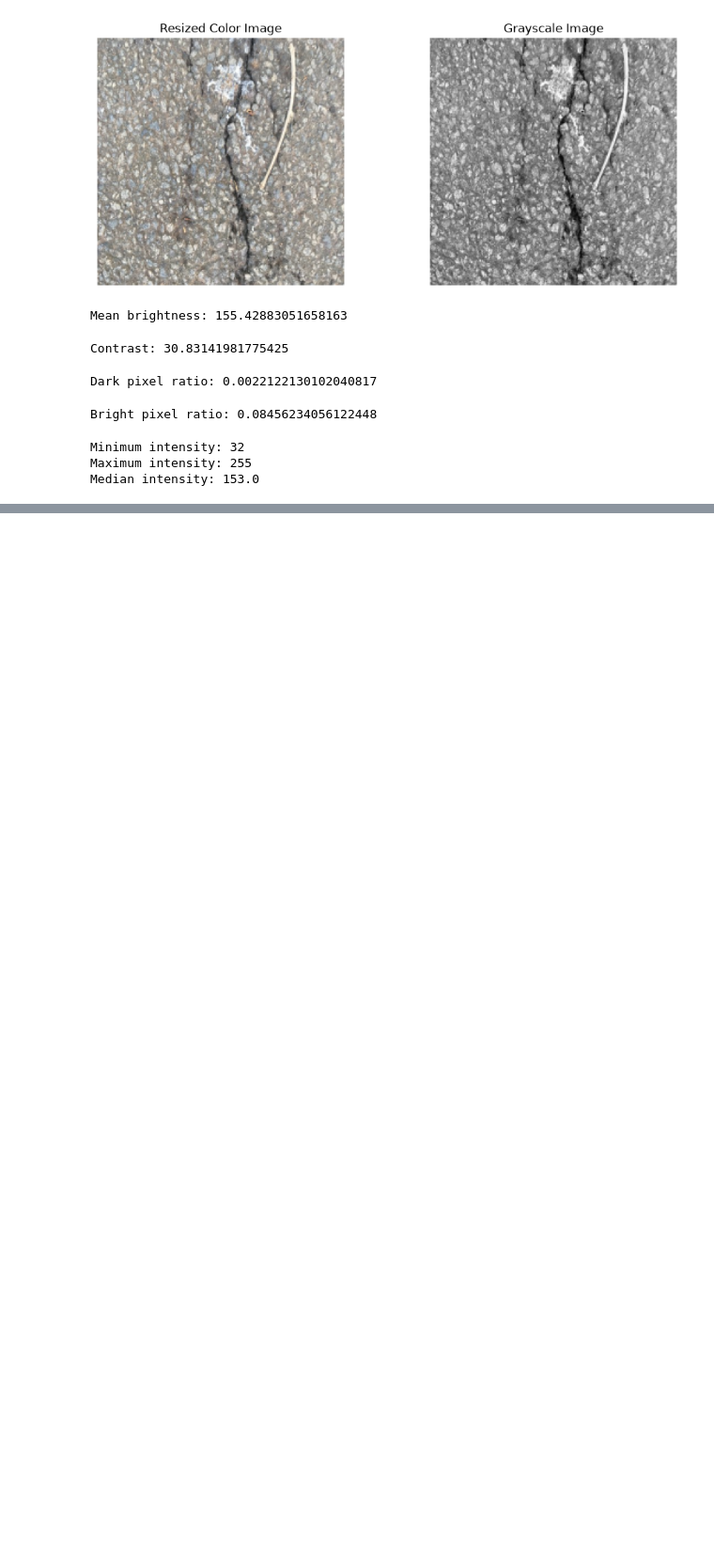
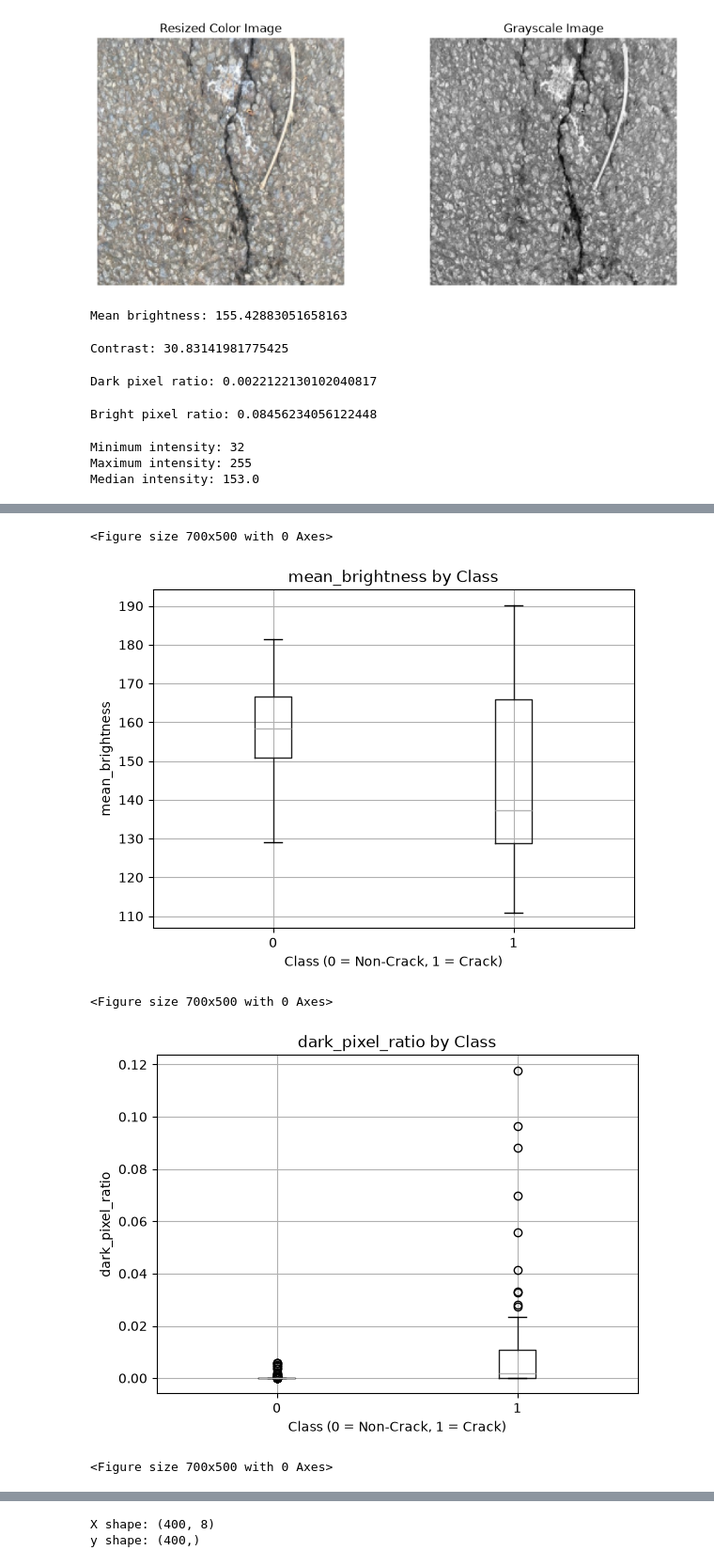
Before and after one commit to Bhargeshjani03/202618010_JaniBhargesh_DS605, a Jupyter notebook: 202618010_Lab_8/notebooks/202618010_Lab_06.ipynb, the cells around one changed output, grey strips where cells are left out. Shown at 94% size. Drawn from its saved outputs; the diff is of its cells as text; code cells hidden in the pictures; blank space fills up the shorter version.

```diff
--- a/202618010_Lab_8/notebooks/202618010_Lab_06.ipynb
+++ b/202618010_Lab_8/notebooks/202618010_Lab_06.ipynb
@@ -195,0 +262,8 @@ Median intensity: 153.0
+# %%
+features = []
+
+for image_path in crack_images:
+    row = extract_features(image_path, label=1)
+    features.append(row)
+
+print("Crack images processed:", len(features))
@@ -195,0 +272,6 @@ Median intensity: 153.0
+# %%
+for image_path in non_crack_images:
+    row = extract_features(image_path, label=0)
+    features.append(row)
+
+print("Total images processed:", len(features))
@@ -195,0 +280,6 @@ Median intensity: 153.0
+# %%
+image_features = pd.DataFrame(features)
+
+print("Shape:", image_features.shape)
+
+display(image_features.head())
@@ -195,0 +320,30 @@ Median intensity: 153.0
+# %%
+import matplotlib.pyplot as plt
+
+features_to_plot = [
+    "mean_brightness",
+    "dark_pixel_ratio",
+    "edge_density"
+]
+
+for feature in features_to_plot:
+
+    plt.figure(figsize=(7, 5))
+
+    image_features.boxplot(
+        column=feature,
+        by="label"
+    )
+
+    plt.title(f"{feature} by Class")
+    plt.suptitle("")
+    plt.xlabel("Class (0 = Non-Crack, 1 = Crack)")
+    plt.ylabel(feature)
+
+    plt.show()
+# %% [output]
+<Figure size 700x500 with 0 Axes>
+[figure, added]
+<Figure size 700x500 with 0 Axes>
+[figure, added]
+<Figure size 700x500 with 0 Axes>
@@ -195,0 +351,20 @@ Median intensity: 153.0
+# %%
+feature_columns = [
+    "mean_brightness",
+    "contrast",
+    "dark_pixel_ratio",
+    "bright_pixel_ratio",
+    "min_intensity",
+    "max_intensity",
+    "median_intensity",
+    "edge_density"
+]
+
+X = image_features[feature_columns]
+y = image_features["label"]
+
+print("X shape:", X.shape)
+print("y shape:", y.shape)
+# %% [output]
+X shape: (400, 8)
+y shape: (400,)
```
Also changed, not shown: parts of 48 cells of this notebook, 9 other files.
